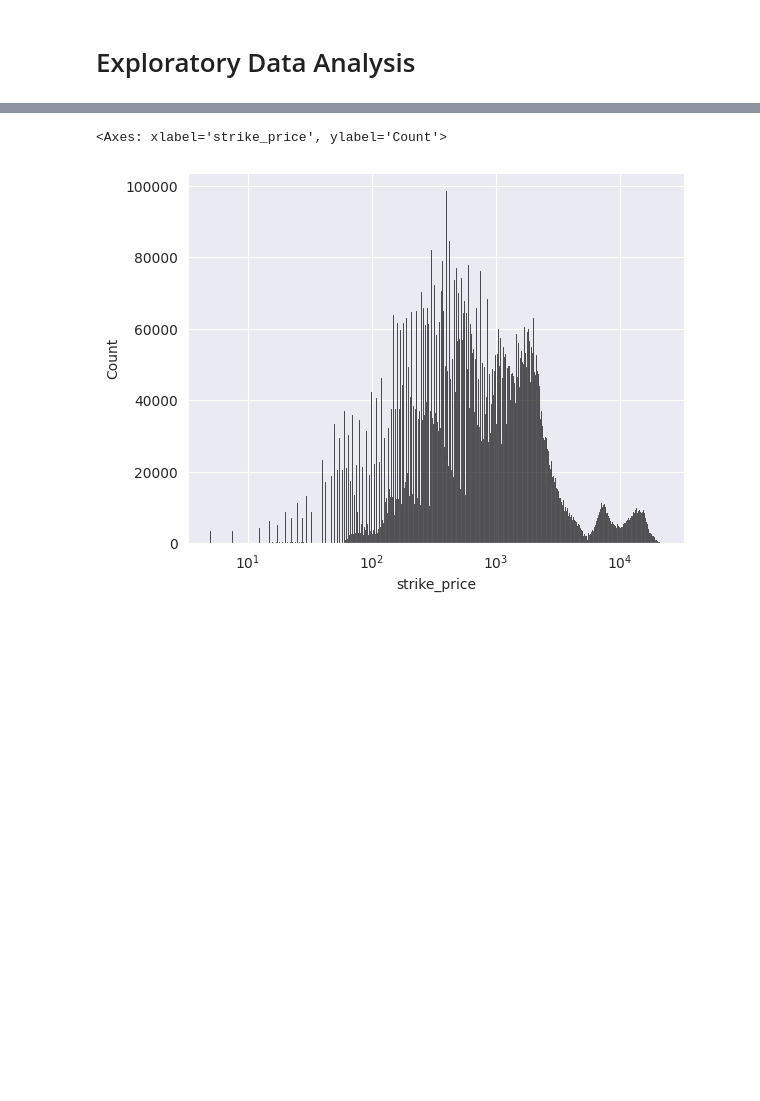
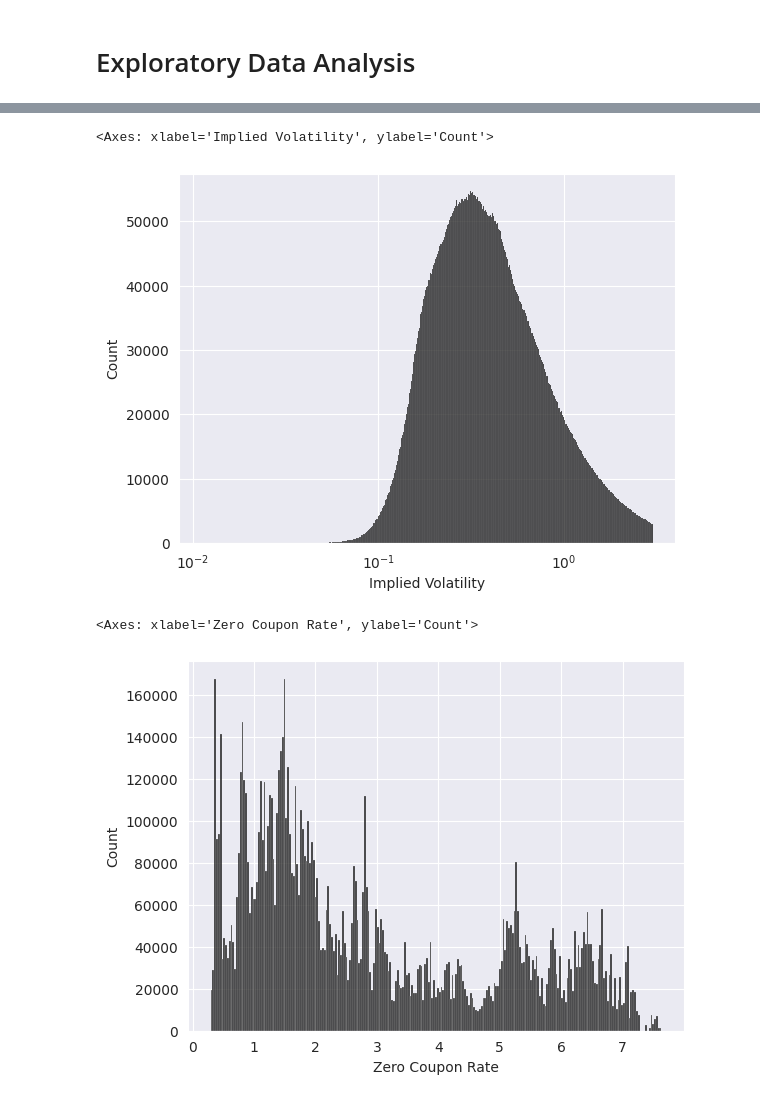
Before and after one commit to juan-esteban-berger/Options_Pricing_AutoML_TensorFlow_XGBoost, a Jupyter notebook: 02_Exploratory_Data_Analysis.ipynb, the cells around one changed output, grey strips where cells are left out. Cells and saved outputs as stored; diff of their text form; code cells hidden in the pictures; blank space fills up the shorter version.

```diff
--- a/02_Exploratory_Data_Analysis.ipynb
+++ b/02_Exploratory_Data_Analysis.ipynb
@@ -72,6 +83,11 @@ sns.histplot(results['midpoint'], log_scale=True)
 # %%
-sns.histplot(results['strike_price'], log_scale=True)
+sns.histplot(results['Implied Volatility'], log_scale=True)
 # %% [output]
-<Axes: xlabel='strike_price', ylabel='Count'>
+<Axes: xlabel='Implied Volatility', ylabel='Count'>
-[figure, old version]
+[figure, new version]
+# %%
+sns.histplot(results['Zero Coupon Rate'])
+# %% [output]
+<Axes: xlabel='Zero Coupon Rate', ylabel='Count'>
+[figure, added]
 # %%
```
Also changed, not shown: parts of 10 cells of this notebook.
